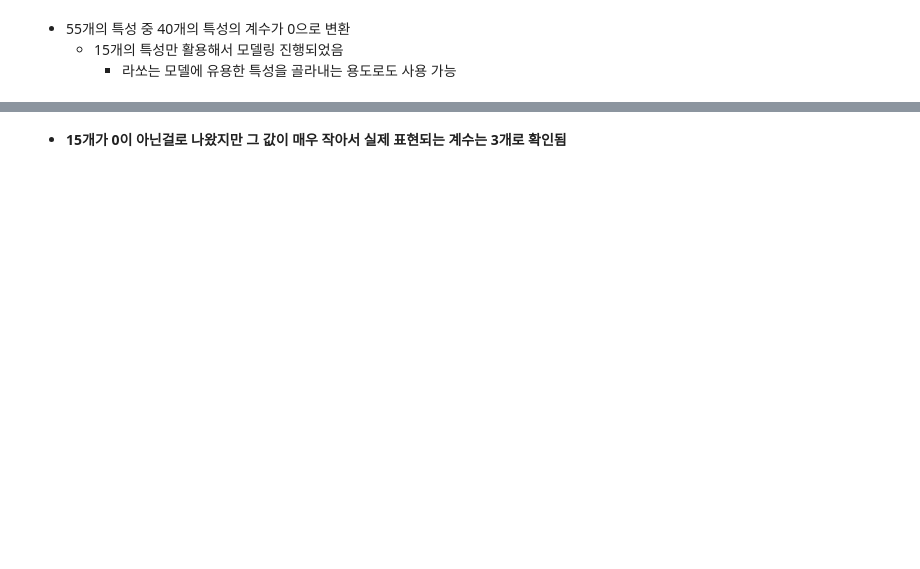
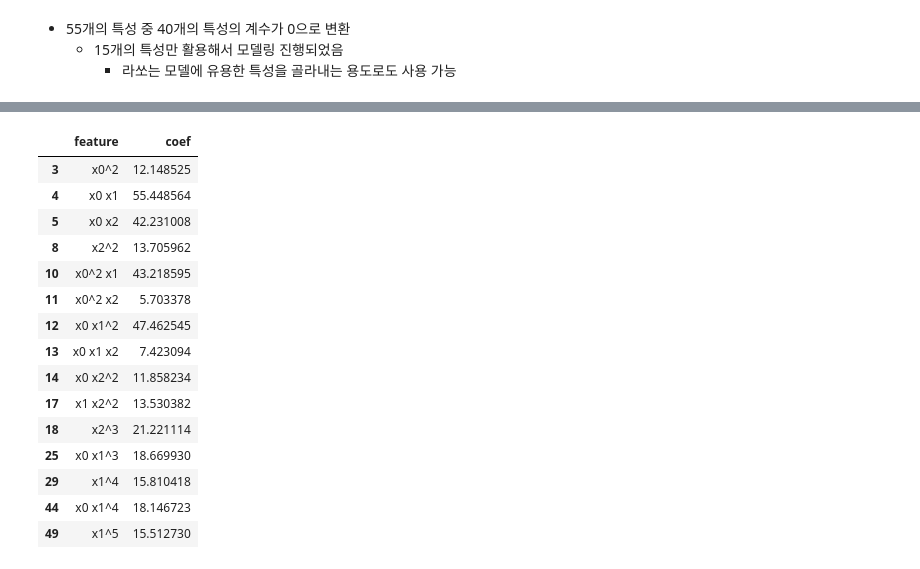
Before and after one commit to lullu303/DataScience2, a Jupyter notebook: 예측분석/머신러닝/머신러닝_03_3_0_특성공학과 규제.ipynb, the cells around one changed output, grey strips where cells are left out. Drawn from its saved outputs; the diff is of its cells as text; code cells hidden in the pictures; blank space fills up the shorter version.

```diff
--- a/예측분석/머신러닝/머신러닝_03_3_0_특성공학과 규제.ipynb
+++ b/예측분석/머신러닝/머신러닝_03_3_0_특성공학과 규제.ipynb
@@ -334,0 +467,6 @@ from sklearn.linear_model import Lasso
+# %%
+lasso = Lasso(alpha=10)
+lasso.fit(train_scaled, train_target)
+
+print(lasso.score(train_scaled, train_target))
+print(lasso.score(test_scaled, test_target))
@@ -354,2 +490,24 @@ from sklearn.linear_model import Lasso
-# %% [markdown]
--  **15개가 0이 아닌걸로 나왔지만 그 값이 매우 작아서 실제 표현되는 계수는 3개로 확인됨**
+# %%
+feature = poly.get_feature_names_out()
+l_coef = lasso.coef_
+coef_df = pd.DataFrame({'feature':feature,
+              'coef':l_coef})
+# %%
+coef_df[coef_df.coef != 0]
+# %% [output]
+|  | feature | coef |
+| 3 | x0^2 | 12.148525 |
+| 4 | x0 x1 | 55.448564 |
+| 5 | x0 x2 | 42.231008 |
+| 8 | x2^2 | 13.705962 |
+| 10 | x0^2 x1 | 43.218595 |
+| 11 | x0^2 x2 | 5.703378 |
+| 12 | x0 x1^2 | 47.462545 |
+| 13 | x0 x1 x2 | 7.423094 |
+| 14 | x0 x2^2 | 11.858234 |
+| 17 | x1 x2^2 | 13.530382 |
+| 18 | x2^3 | 21.221114 |
+| 25 | x0 x1^3 | 18.669930 |
+| 29 | x1^4 | 15.810418 |
+| 44 | x0 x1^4 | 18.146723 |
+| 49 | x1^5 | 15.512730 |
```
Also changed, not shown: parts of 56 cells of this notebook.
